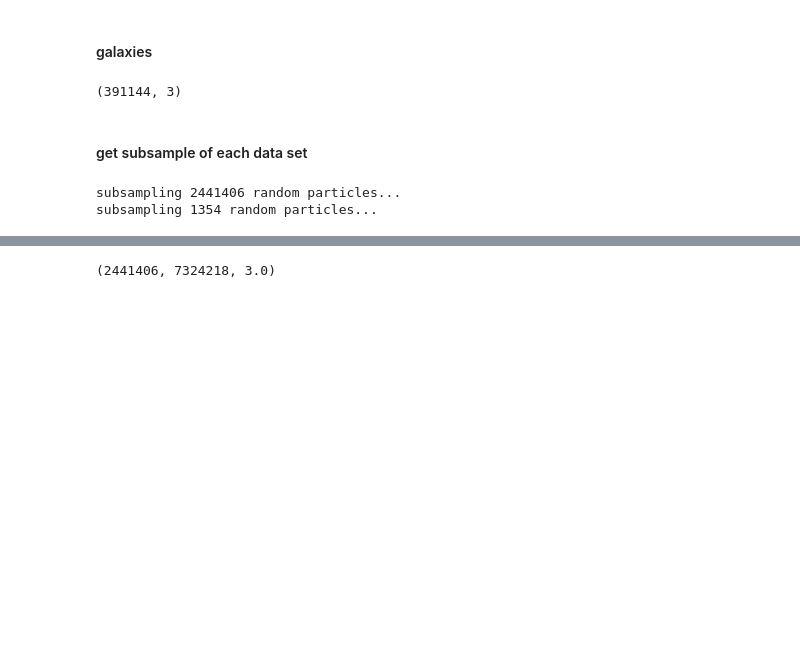
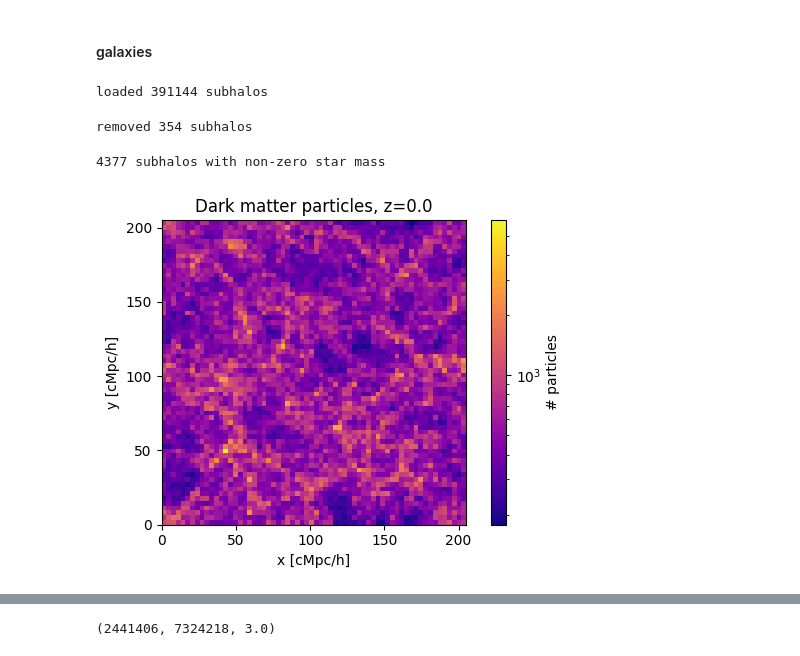
Before and after one commit to abbyw24/small-scale_cross-corrs, a Jupyter notebook: notebooks/cross-corrs_27-6-23.ipynb, the cells around one changed output, grey strips where cells are left out. Saved outputs shown, nothing was run; the diff lists cells and outputs as text; code cells hidden in the pictures; blank space fills up the shorter version.

Commit message:
update notebooks: TNG galaxies

```diff
--- a/notebooks/cross-corrs_27-6-23.ipynb
+++ b/notebooks/cross-corrs_27-6-23.ipynb
@@ -34,3 +37,5 @@ sim.set_snapshot(redshift=z)
 #### DM particles
 # %%
 sim.load_dm_pos()
+dm_subsample = tools.get_subsample(sim.dm_pos, nx=100).value
+print(f"using {len(dm_subsample)} DM particles")
@@ -41,15 +45,50 @@ sim.dm_pos.shape
 # %% [markdown]
 #### galaxies
 # %%
-sim.load_gal_pos()
-sim.gal_pos.shape
+fields = ['SubhaloFlag','SubhaloPos','SubhaloMass','SubhaloMassType', 'SubhaloLenType']
+subhalos = il.groupcat.loadSubhalos(sim.basepath, sim.snapshot, fields=fields)
+print(f"loaded {subhalos['count']} subhalos")
 # %% [output]
-(391144, 3)
+loaded 391144 subhalos
-# %% [markdown]
-#### get subsample of each data set
-# %%
-dm_subsample = tools.get_subsample(sim.dm_pos, nx=100)
-gal_subsample = tools.get_subsample(sim.gal_pos, nx=100)
-# %% [output]
-subsampling 2441406 random particles...
-subsampling 1354 random particles...
+# %%
+# remove any subhalos flagged as non-cosmological in origin
+subhalo_idx = subhalos['SubhaloFlag']
+# unpack and give proper units
+# (x,y,z) coordinate of each subhalo:
+subhalo_pos = (subhalos['SubhaloPos'][subhalo_idx] * u.kpc).to(u.Mpc)
+# total mass of each subhalo:
+total_mass = subhalos['SubhaloMass'][subhalo_idx] * 1e10 * u.M_sun
+# total mass of each particle type in each subhalo:
+mass_types = subhalos['SubhaloMassType'][subhalo_idx] * 1e10 * u.Msun
+# total number of each particle type in each subhalo:
+len_types = subhalos['SubhaloLenType'][subhalo_idx]
+print(f"removed {np.sum(~subhalo_idx)} subhalos")
+# %% [output]
+removed 354 subhalos
+# %%
+# galaxies -> take only subhalos with non-zero star mass
+#   and with at least 100 star particles (following Barreira et al 2021)
+gal_idx = np.where((mass_types[:,4].value>0.) & (len_types[:,4]>100))
+gal_pos = subhalo_pos[gal_idx]
+gal_mass = total_mass[gal_idx]
+gal_mass_types = mass_types[gal_idx]
+gal_len_types = len_types[gal_idx]
+print(f"{len(gal_pos)} subhalos with non-zero star mass")
+# %% [output]
+4377 subhalos with non-zero star mass
+# %%
+fig, ax = plt.subplots(figsize=(5.5,4))
+_, _, _, im = ax.hist2d(dm_subsample[:,0], dm_subsample[:,1], cmap='plasma', norm=mpl.colors.LogNorm(), bins=64)
+ax.set_xlim([0,205])
+ax.set_ylim([0,205])
+ticks = np.linspace(0, 200, 5)
+ax.set_xticks(ticks)
+ax.set_yticks(ticks)
+ax.set_aspect('equal')
+ax.set_xlabel('x [cMpc/h]')
+ax.set_ylabel('y [cMpc/h]')
+fig.colorbar(im, ax=ax, label='# particles')
+ax.set_title(f'Dark matter particles, z={z}')
+fig.tight_layout()
+# %% [output]
+[figure, added]
```
Also changed, not shown: parts of 35 cells of this notebook, 3 other files.
